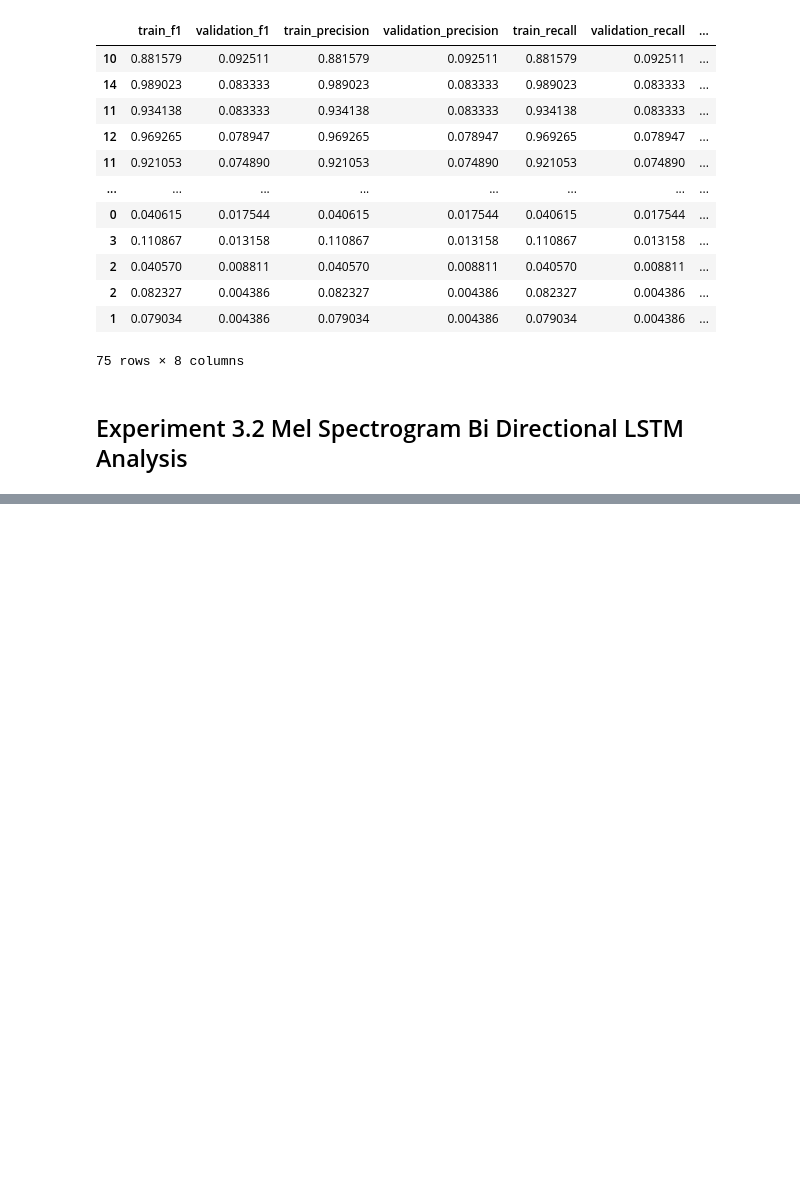
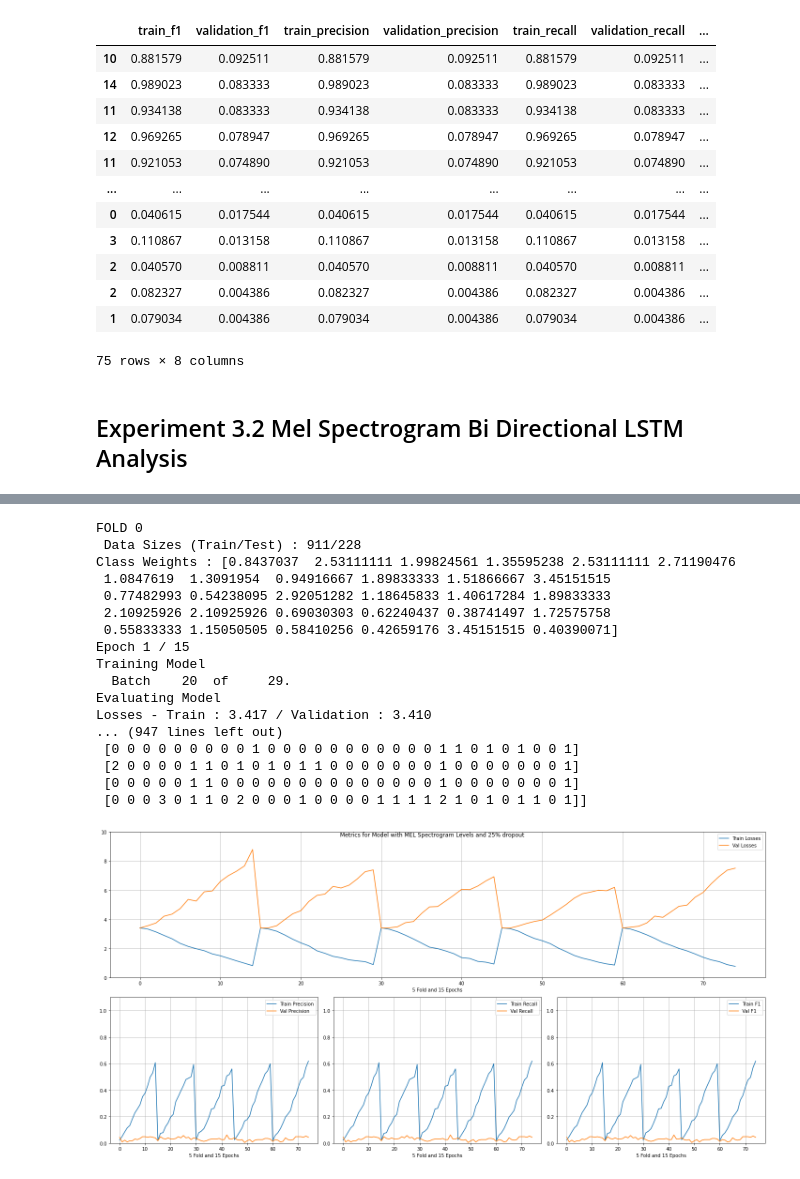
Before and after one commit to pradeep-miriyala/multi-modal-aud-nlp-models, a Jupyter notebook: notebooks/Raga Identification/Raga_Analysis_Experiments.ipynb, the cells around one changed output, grey strips where cells are left out. Saved outputs shown, nothing was run; the diff lists cells and outputs as text; code cells hidden in the pictures; blank space fills up the shorter version.

Commit message:
Updated with MEL Spectrogram LSTM Model

```diff
--- a/notebooks/Raga Identification/Raga_Analysis_Experiments.ipynb
+++ b/notebooks/Raga Identification/Raga_Analysis_Experiments.ipynb
@@ -1399,0 +1438,34 @@ mel_spec_bidir_lstm_results = train_model(data, MelMatrixDataset.prepare_data, g
+# %%
+mel_spec_bidir_lstm_results = train_model(data, MelMatrixDataset.prepare_data, gpu,
+                                  **{'n_labels' : n_labels,
+                                   'report' : 20,
+                                   'lstm' : True,
+                                   'lr' : 5e-3,
+                                   'clip_at' : None,
+                                   'k_folds' : 5,
+                                   'balance_classes' : True,
+                                   'dropout' : 0.25,
+                                   'title' : 'Model with MEL Spectrogram Levels and 25% dropout',
+                                   'plot' : True,
+                                   'epochs' : 15,
+                                   'model' : MelLstmModel,
+                                   'mdlargs' : {'n_layers' : 2}})
+# %% [output]
+FOLD 0
+ Data Sizes (Train/Test) : 911/228
+Class Weights : [0.8437037  2.53111111 1.99824561 1.35595238 2.53111111 2.71190476
+ 1.0847619  1.3091954  0.94916667 1.89833333 1.51866667 3.45151515
+ 0.77482993 0.54238095 2.92051282 1.18645833 1.40617284 1.89833333
+ 2.10925926 2.10925926 0.69030303 0.62240437 0.38741497 1.72575758
+ 0.55833333 1.15050505 0.58410256 0.42659176 3.45151515 0.40390071]
+Epoch 1 / 15
+Training Model
+  Batch    20  of     29.
+Evaluating Model
+Losses - Train : 3.417 / Validation : 3.410
+... (947 lines left out)
+ [0 0 0 0 0 0 0 0 0 1 0 0 0 0 0 0 0 0 0 0 0 1 1 0 1 0 1 0 0 1]
+ [2 0 0 0 0 1 1 0 1 0 1 0 1 1 0 0 0 0 0 0 0 1 0 0 0 0 0 0 0 1]
+ [0 0 0 0 0 1 1 0 0 0 0 0 0 0 0 0 0 0 0 0 0 1 0 0 0 0 0 0 0 1]
+ [0 0 0 3 0 1 1 0 2 0 0 0 1 0 0 0 0 1 1 1 1 2 1 0 1 0 1 1 0 1]]
+[figure, added]
```
Also changed, not shown: parts of 5 cells of this notebook.
